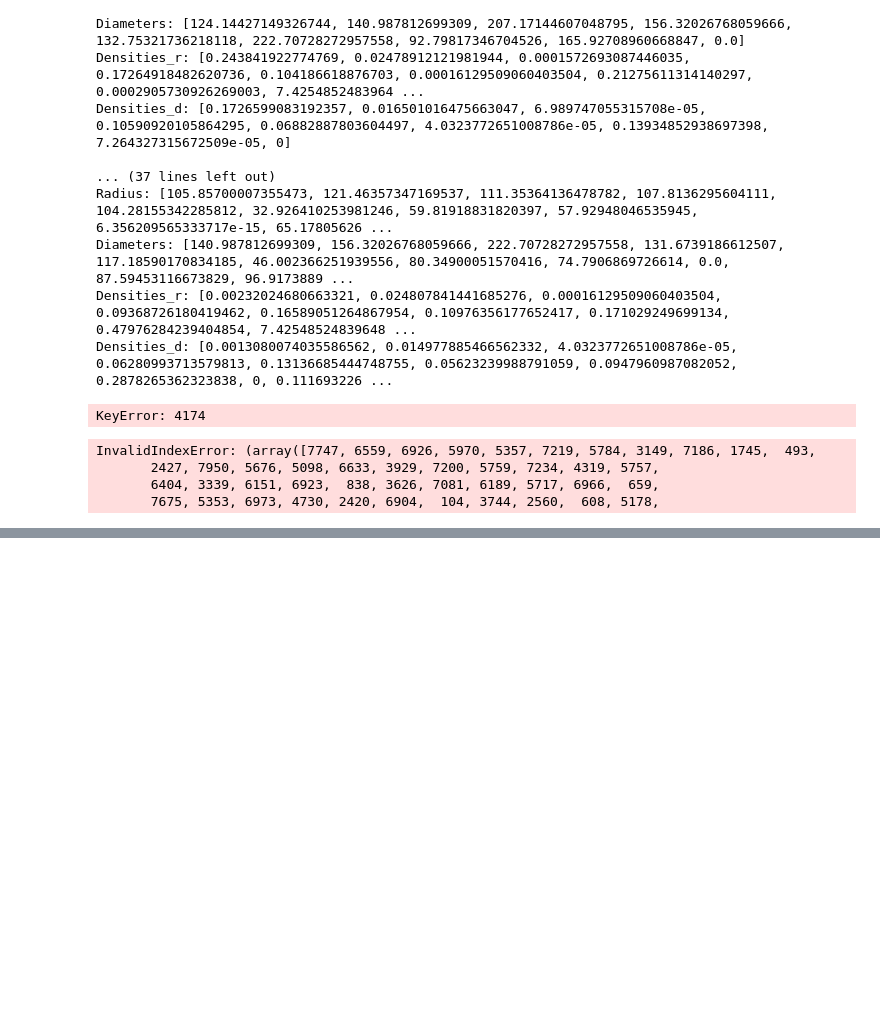
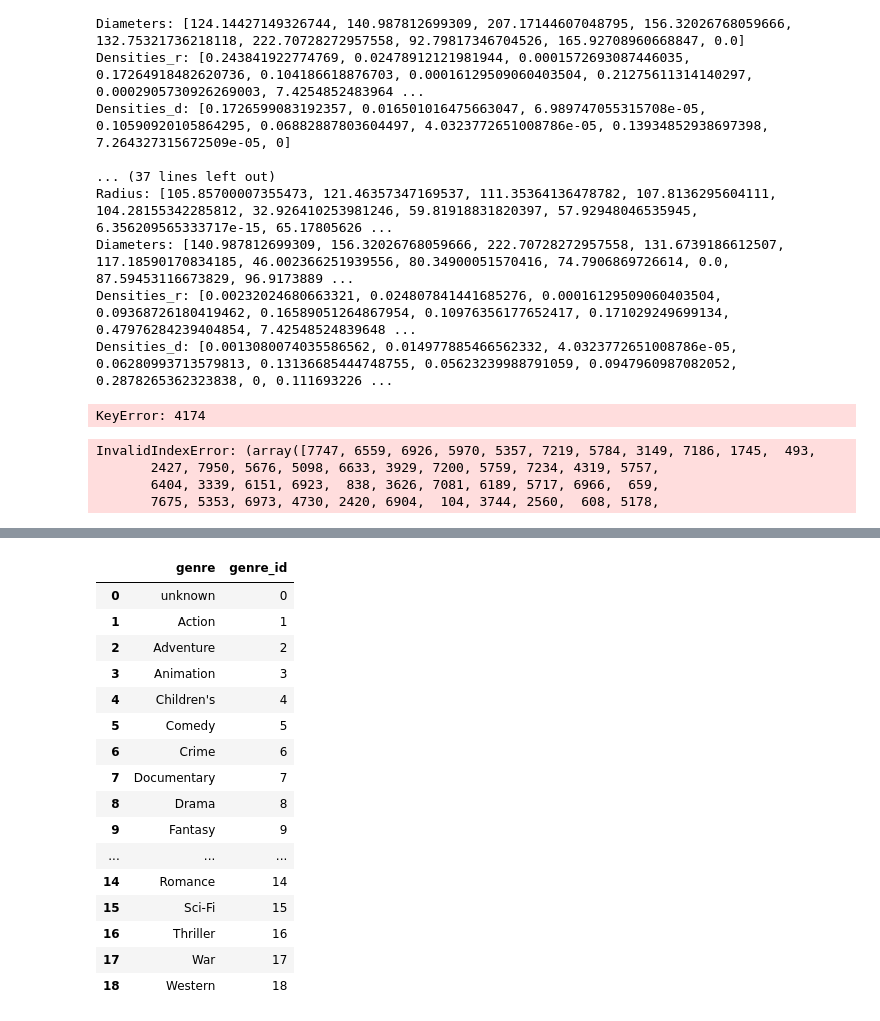
Before and after one commit to TheScorpoi/mdle-assignment-2, a Jupyter notebook: main.ipynb, the cells around one changed output, grey strips where cells are left out. Drawn from its saved outputs; the diff is of its cells as text; code cells hidden in the pictures; blank space fills up the shorter version.

```diff
--- a/main.ipynb
+++ b/main.ipynb
@@ -355,0 +394,21 @@ InvalidIndexError: (array([7747, 6559, 6926, 5970, 5357, 7219, 5784, 3149, 7186,
+# %%
+genre = pd.read_csv('./ml-100k/u.genre', delimiter='|', header=None, names=['genre', 'genre_id'])
+genre
+# %% [output]
+|  | genre | genre_id |
+| 0 | unknown | 0 |
+| 1 | Action | 1 |
+| 2 | Adventure | 2 |
+| 3 | Animation | 3 |
+| 4 | Children's | 4 |
+| 5 | Comedy | 5 |
+| 6 | Crime | 6 |
+| 7 | Documentary | 7 |
+| 8 | Drama | 8 |
+| 9 | Fantasy | 9 |
+| ... | ... | ... |
+| 14 | Romance | 14 |
+| 15 | Sci-Fi | 15 |
+| 16 | Thriller | 16 |
+| 17 | War | 17 |
+| 18 | Western | 18 |
```
Also changed, not shown: parts of 6 cells of this notebook, 23 other files.
